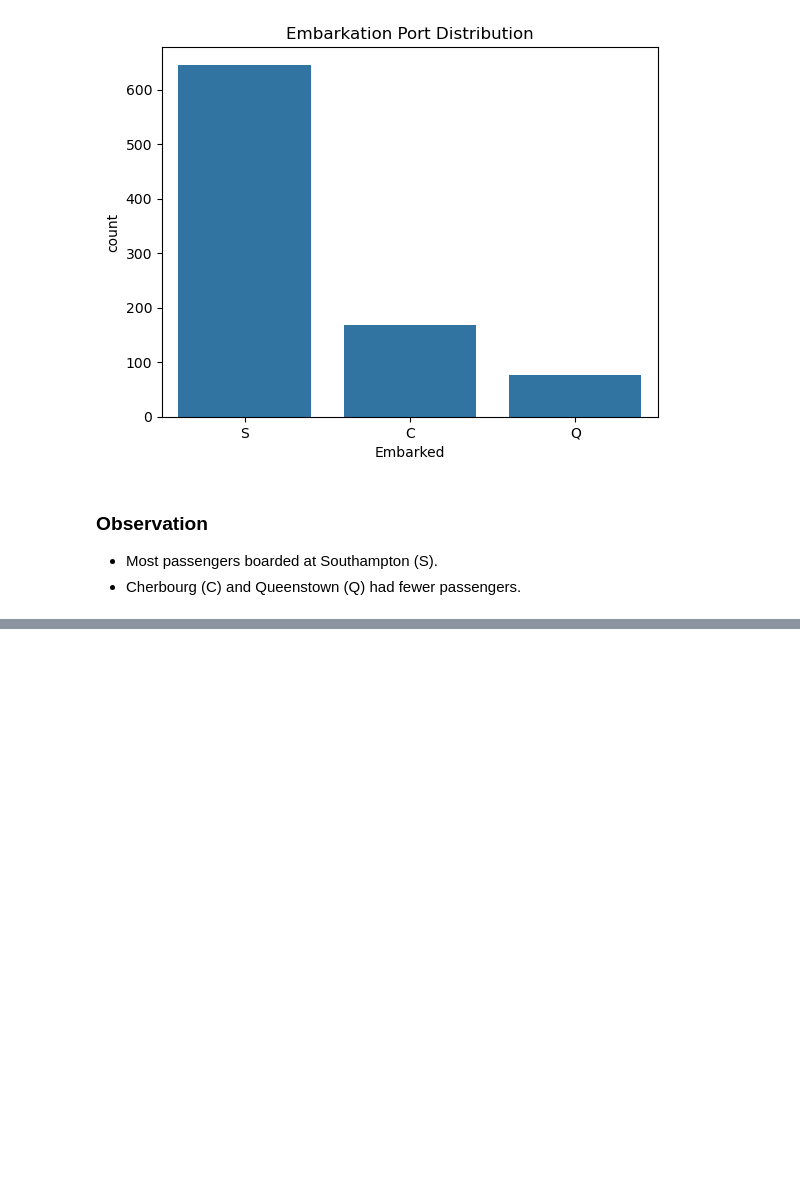
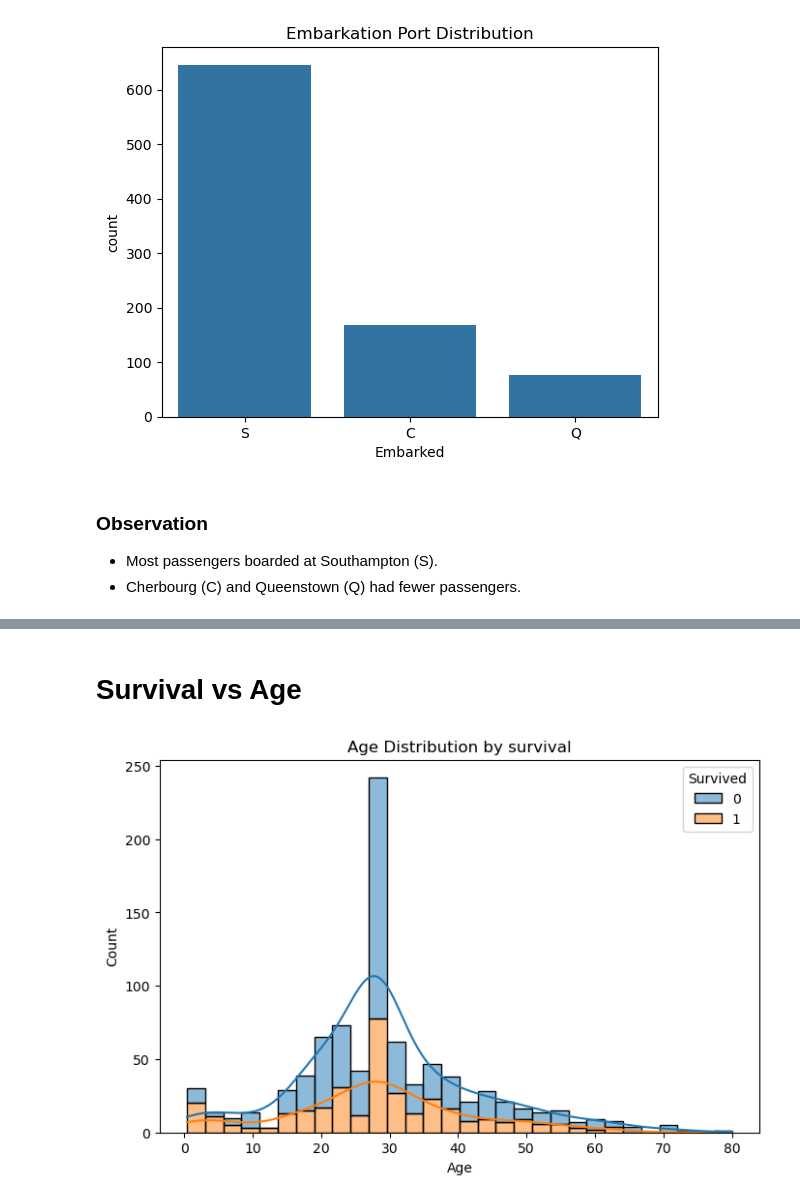
Before and after one commit to pavanpal00000-maker/Titanic--Survival-Analysis-, a Jupyter notebook: Notebooks/02_exploratory_data_analysis.ipynb, the cells around one changed output, grey strips where cells are left out. Saved outputs shown, nothing was run; the diff lists cells and outputs as text; code cells hidden in the pictures; blank space fills up the shorter version.

Commit message:
Complete bivariate analysis for EDA

```diff
--- a/Notebooks/02_exploratory_data_analysis.ipynb
+++ b/Notebooks/02_exploratory_data_analysis.ipynb
@@ -295,0 +391,20 @@ plt.show()
+# %% [markdown]
+# Survival vs Age
+# %%
+# creating a histogram for Age Vs Survival analysis
+plt.figure(figsize=(8,5))
+
+sns.histplot(
+    data=df,
+    x='Age',
+    hue = "Survived",
+    kde=True,
+    bins = 30,
+    multiple = 'stack'
+)
+plt.title('Age Distribution by survival')
+plt.xlabel('Age')
+plt.ylabel('Count')
+plt.show()
+# %% [output]
+[figure, added]
```
Also changed, not shown: parts of 23 cells of this notebook.
